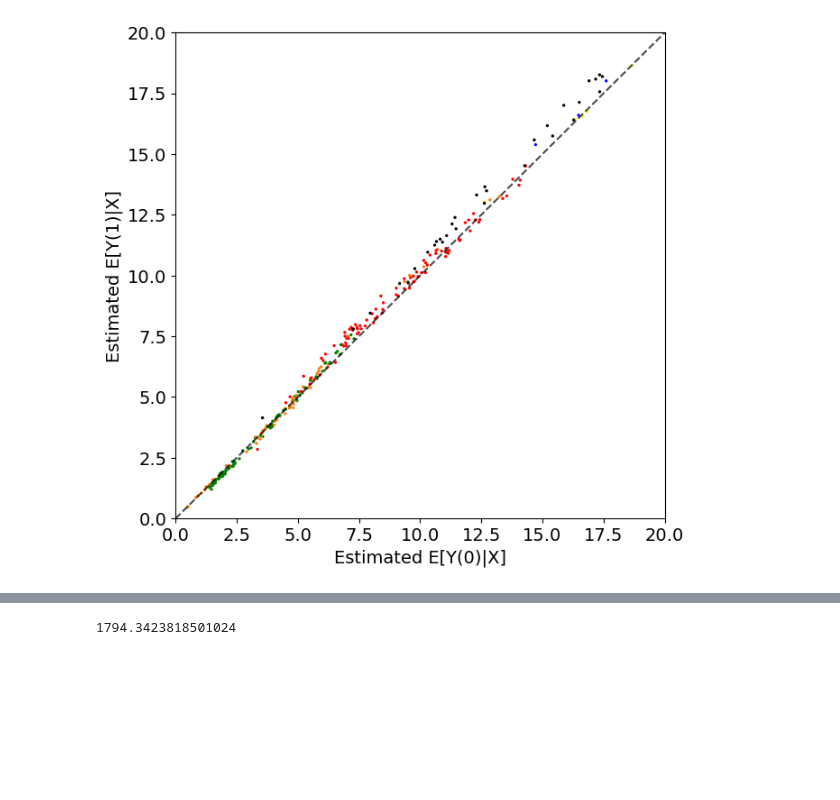
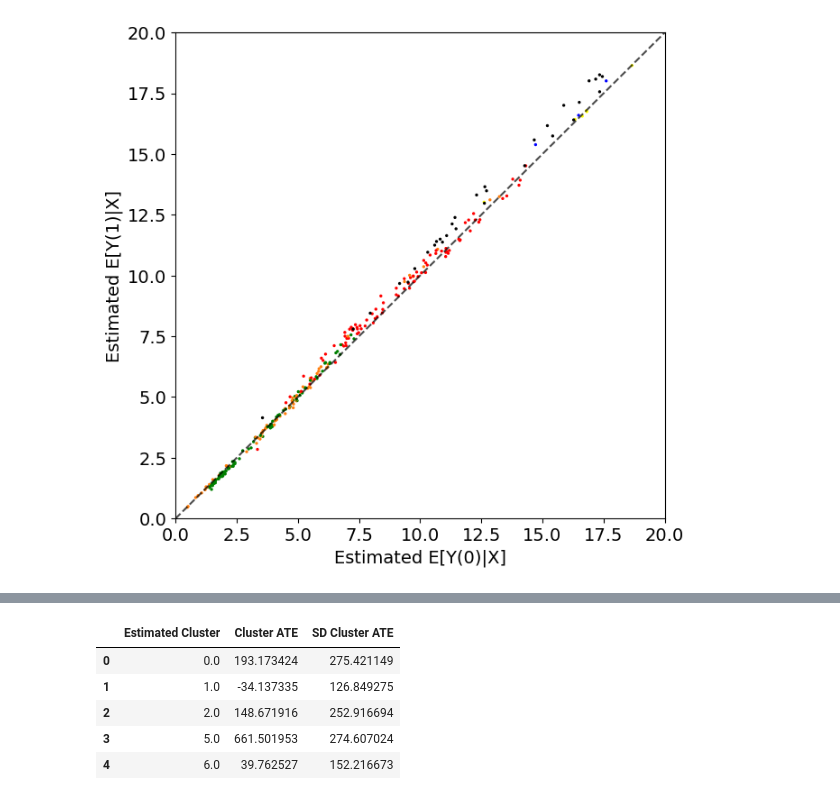
Before and after one commit to titzehong/HTE-Project-, a Jupyter notebook: Experiement 2 NSW.ipynb, the cells around one changed output, grey strips where cells are left out. Cells and saved outputs as stored; diff of their text form; code cells hidden in the pictures; blank space fills up the shorter version.

```diff
--- a/Experiement 2 NSW.ipynb
+++ b/Experiement 2 NSW.ipynb
@@ -440,6 +435,0 @@ plt.show()
-# %%
-# ATE estimates
-nsw_data.loc[nsw_data['treat']==1,'re78'].mean() - \
-nsw_data.loc[nsw_data['treat']==0,'re78'].mean()
-# %% [output]
-1794.3423818501024
@@ -449,0 +436,13 @@ print(res.summary())
+# %%
+HTE_results = pd.DataFrame([c_labs,
+              hte_mean_record,
+              hte_sd_record]).T
+HTE_results.columns = ['Estimated Cluster', 'Cluster ATE', 'SD Cluster ATE']
+HTE_results
+# %% [output]
+|  | Estimated Cluster | Cluster ATE | SD Cluster ATE |
+| 0 | 0.0 | 193.173424 | 275.421149 |
+| 1 | 1.0 | -34.137335 | 126.849275 |
+| 2 | 2.0 | 148.671916 | 252.916694 |
+| 3 | 5.0 | 661.501953 | 274.607024 |
+| 4 | 6.0 | 39.762527 | 152.216673 |
```
Also changed, not shown: parts of 19 cells of this notebook, 2 other files.
